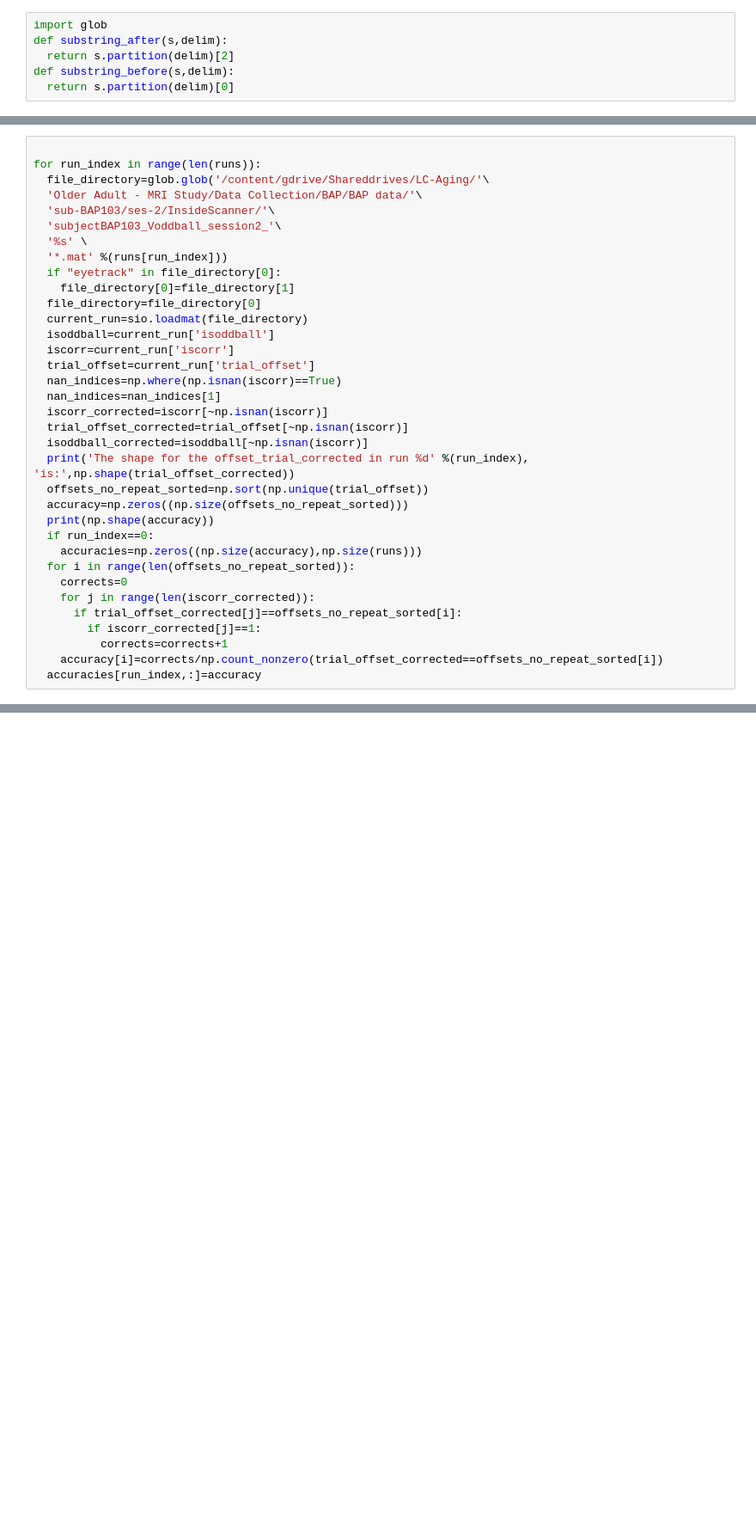
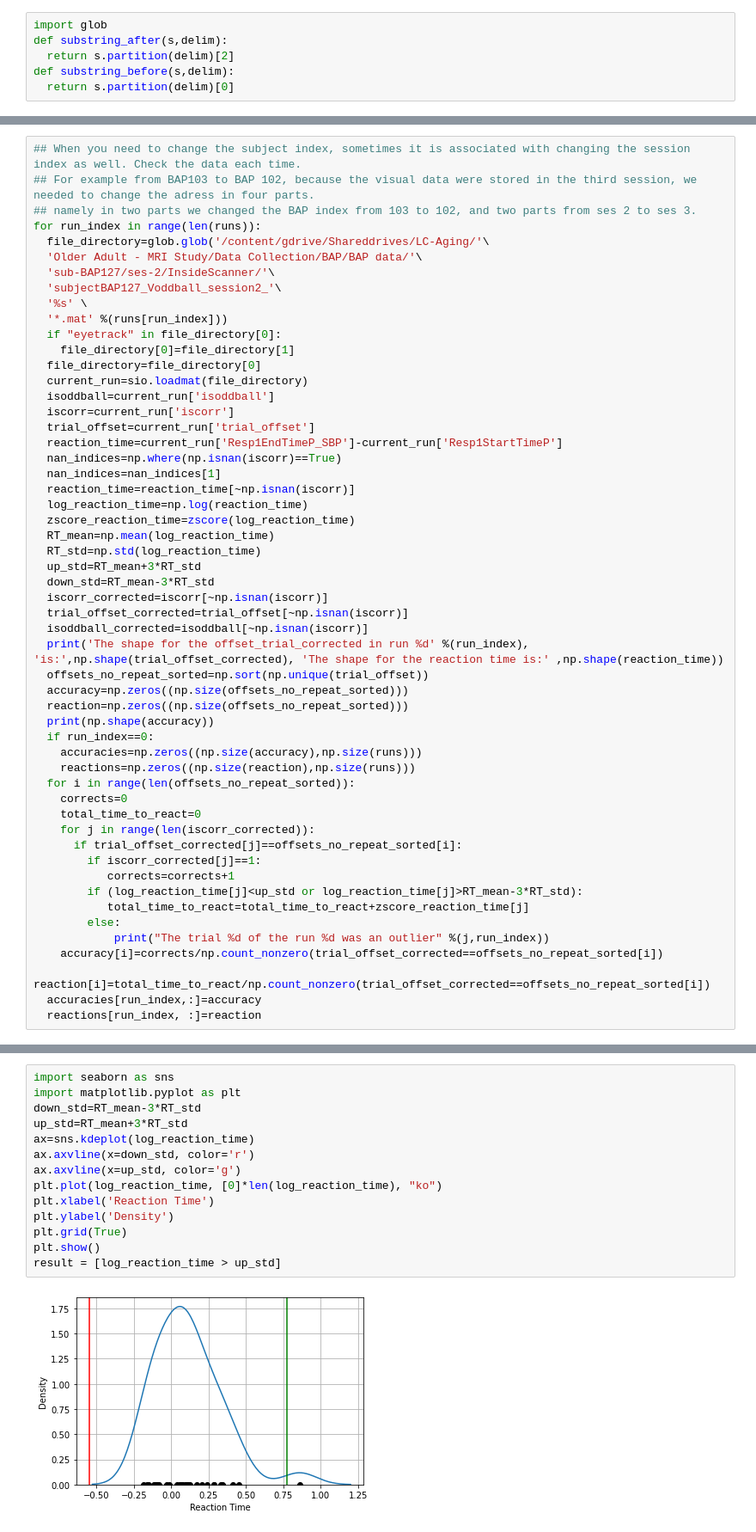
Before and after one commit to aminghafari1/Auto-encoders1, a Jupyter notebook: lcaging_scan_data.ipynb, the cells around one changed output, grey strips where cells are left out. Shown at 86% size. Cells and saved outputs as stored; diff of their text form; blank space fills up the shorter version.

```diff
--- a/lcaging_scan_data.ipynb
+++ b/lcaging_scan_data.ipynb
@@ -21,10 +23,12 @@ def substring_before(s,delim):
 # %%
-
+## When you need to change the subject index, sometimes it is associated with changing the session index as well. Check the data each time.
+## For example from BAP103 to BAP 102, because the visual data were stored in the third session, we needed to change the adress in four parts.
+## namely in two parts we changed the BAP index from 103 to 102, and two parts from ses 2 to ses 3.
 for run_index in range(len(runs)):
   file_directory=glob.glob('/content/gdrive/Shareddrives/LC-Aging/'\
   'Older Adult - MRI Study/Data Collection/BAP/BAP data/'\
-  'sub-BAP103/ses-2/InsideScanner/'\
-  'subjectBAP103_Voddball_session2_'\
+  'sub-BAP127/ses-2/InsideScanner/'\
+  'subjectBAP127_Voddball_session2_'\
   '%s' \
   '*.mat' %(runs[run_index]))
   if "eyetrack" in file_directory[0]:
@@ -34,23 +38,40 @@ for run_index in range(len(runs)):
   isoddball=current_run['isoddball']
   iscorr=current_run['iscorr']
   trial_offset=current_run['trial_offset']
+  reaction_time=current_run['Resp1EndTimeP_SBP']-current_run['Resp1StartTimeP']
   nan_indices=np.where(np.isnan(iscorr)==True)
   nan_indices=nan_indices[1]
+  reaction_time=reaction_time[~np.isnan(iscorr)]
+  log_reaction_time=np.log(reaction_time)
+  zscore_reaction_time=zscore(log_reaction_time)
+  RT_mean=np.mean(log_reaction_time)
+  RT_std=np.std(log_reaction_time)
+  up_std=RT_mean+3*RT_std
+  down_std=RT_mean-3*RT_std
   iscorr_corrected=iscorr[~np.isnan(iscorr)]
   trial_offset_corrected=trial_offset[~np.isnan(iscorr)]
   isoddball_corrected=isoddball[~np.isnan(iscorr)]
-  print('The shape for the offset_trial_corrected in run %d' %(run_index), 'is:',np.shape(trial_offset_corrected))
+  print('The shape for the offset_trial_corrected in run %d' %(run_index), 'is:',np.shape(trial_offset_corrected), 'The shape for the reaction time is:' ,np.shape(reaction_time))
   offsets_no_repeat_sorted=np.sort(np.unique(trial_offset))
   accuracy=np.zeros((np.size(offsets_no_repeat_sorted)))
+  reaction=np.zeros((np.size(offsets_no_repeat_sorted)))
   print(np.shape(accuracy))
   if run_index==0:
     accuracies=np.zeros((np.size(accuracy),np.size(runs)))
+    reactions=np.zeros((np.size(reaction),np.size(runs)))
   for i in range(len(offsets_no_repeat_sorted)):
     corrects=0
+    total_time_to_react=0
     for j in range(len(iscorr_corrected)):
       if trial_offset_corrected[j]==offsets_no_repeat_sorted[i]:
         if iscorr_corrected[j]==1:
-          corrects=corrects+1
+           corrects=corrects+1
+        if (log_reaction_time[j]<up_std or log_reaction_time[j]>RT_mean-3*RT_std):
+           total_time_to_react=total_time_to_react+zscore_reaction_time[j]
+        else:
+            print("The trial %d of the run %d was an outlier" %(j,run_index))
     accuracy[i]=corrects/np.count_nonzero(trial_offset_corrected==offsets_no_repeat_sorted[i])
+    reaction[i]=total_time_to_react/np.count_nonzero(trial_offset_corrected==offsets_no_repeat_sorted[i])
   accuracies[run_index,:]=accuracy
+  reactions[run_index, :]=reaction
 # %% [output]
@@ -66,0 +94,16 @@ The shape for the offset_trial_corrected in run 4 is: (30,)
+# %%
+import seaborn as sns
+import matplotlib.pyplot as plt
+down_std=RT_mean-3*RT_std
+up_std=RT_mean+3*RT_std
+ax=sns.kdeplot(log_reaction_time)
+ax.axvline(x=down_std, color='r')
+ax.axvline(x=up_std, color='g')
+plt.plot(log_reaction_time, [0]*len(log_reaction_time), "ko")
+plt.xlabel('Reaction Time')
+plt.ylabel('Density')
+plt.grid(True)
+plt.show()
+result = [log_reaction_time > up_std]
+# %% [output]
+[figure, added]
```
Also changed, not shown: parts of 12 cells of this notebook.
